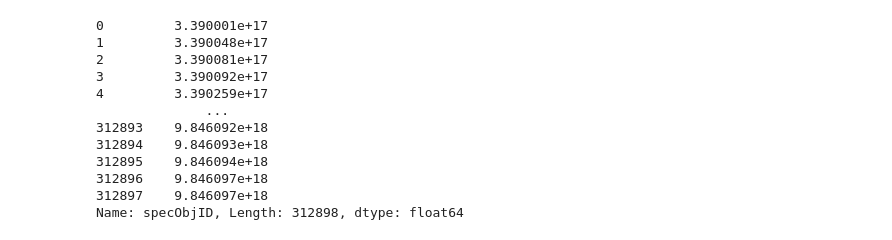
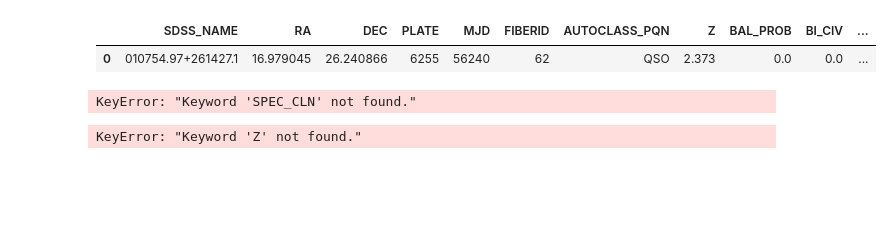
Before and after one commit to dangause/qso-cv, a Jupyter notebook: notebooks/get_sdss_qso_spectra.ipynb, the cells around one changed output. Drawn from its saved outputs; the diff is of its cells as text; code cells hidden in the pictures; blank space fills up the shorter version.

```diff
--- a/notebooks/get_sdss_qso_spectra.ipynb
+++ b/notebooks/get_sdss_qso_spectra.ipynb
@@ -74,15 +132,0 @@ qso_df = res.to_pandas()
-# %%
-qso_df.specObjID
-# %% [output]
-0         3.390001e+17
-1         3.390048e+17
-2         3.390081e+17
-3         3.390092e+17
-4         3.390259e+17
-              ...
-312893    9.846092e+18
-312894    9.846093e+18
-312895    9.846094e+18
-312896    9.846097e+18
-312897    9.846097e+18
-Name: specObjID, Length: 312898, dtype: float64
@@ -88,0 +165,5 @@ Name: specObjID, Length: 312898, dtype: float64
+# %%
+nonbal_qso_samp_df.iloc[[0]]
+# %% [output]
+|  | SDSS_NAME | RA | DEC | PLATE | MJD | FIBERID | AUTOCLASS_PQN | Z | BAL_PROB | BI_CIV | ... |
+| 0 | 010754.97+261427.1 | 16.979045 | 26.240866 | 6255 | 56240 | 62 | QSO | 2.373 | 0.0 | 0.0 | ... |
@@ -88,0 +176,8 @@ Name: specObjID, Length: 312898, dtype: float64
+# %%
+SDSSfits(source=qso_fits_path)
+# %% [output]
+KeyError: "Keyword 'SPEC_CLN' not found."
+# %%
+hdul[0].header['z']
+# %% [output]
+KeyError: "Keyword 'Z' not found."
```
Also changed, not shown: parts of 37 cells of this notebook, 10 other files.
